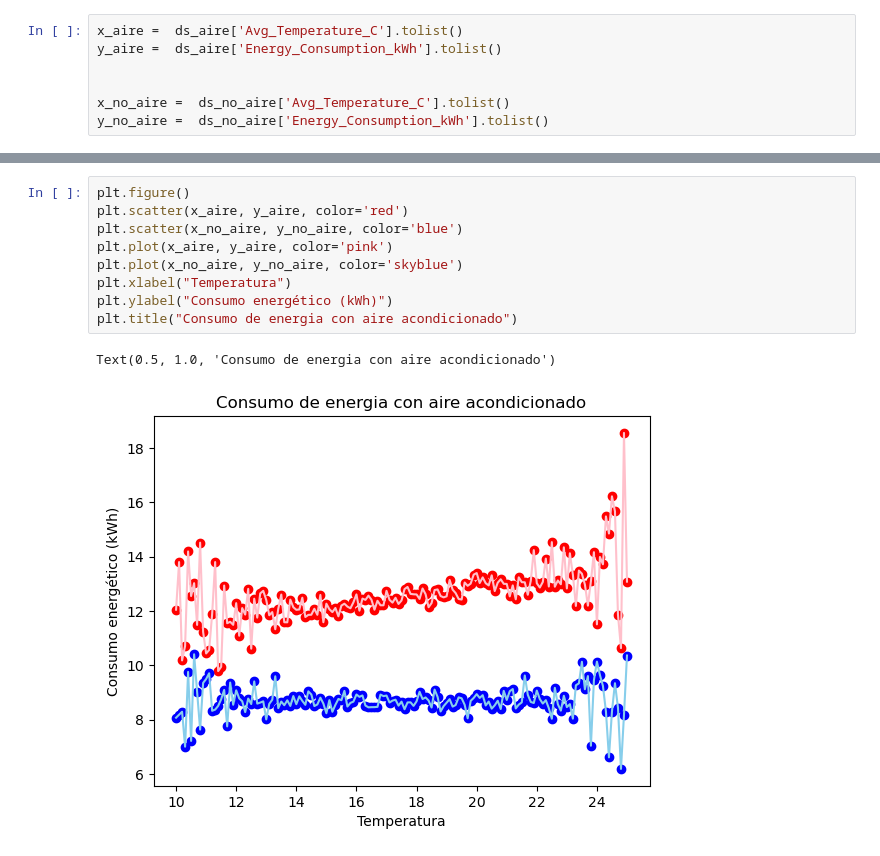
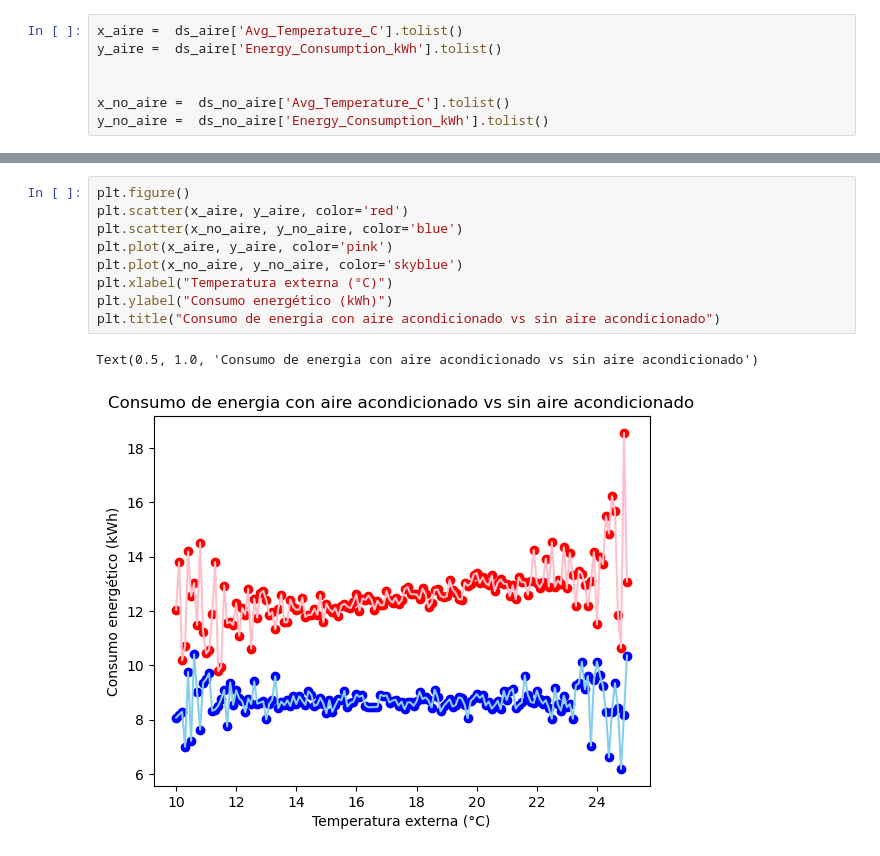
Before and after one commit to Miguelx28/M-todos-Num-ricos-2025-b, a Jupyter notebook: Codigo/Notebook.ipynb, the cells around one changed output, grey strips where cells are left out. Drawn from its saved outputs; the diff is of its cells as text.

```diff
--- a/Codigo/Notebook.ipynb
+++ b/Codigo/Notebook.ipynb
@@ -210,12 +210,12 @@ Text(0.5, 1.0, 'Consumo de energia sin aire acondicionado')
 # %%
 plt.figure()
 plt.scatter(x_aire, y_aire, color='red')
 plt.scatter(x_no_aire, y_no_aire, color='blue')
 plt.plot(x_aire, y_aire, color='pink')
 plt.plot(x_no_aire, y_no_aire, color='skyblue')
-plt.xlabel("Temperatura")
+plt.xlabel("Temperatura externa (°C)")
 plt.ylabel("Consumo energético (kWh)")
-plt.title("Consumo de energia con aire acondicionado")
+plt.title("Consumo de energia con aire acondicionado vs sin aire acondicionado")
 # %% [output]
-Text(0.5, 1.0, 'Consumo de energia con aire acondicionado')
+Text(0.5, 1.0, 'Consumo de energia con aire acondicionado vs sin aire acondicionado')
-[figure, old version]
+[figure, new version]
```
Also changed, not shown: parts of 3 cells of this notebook.
